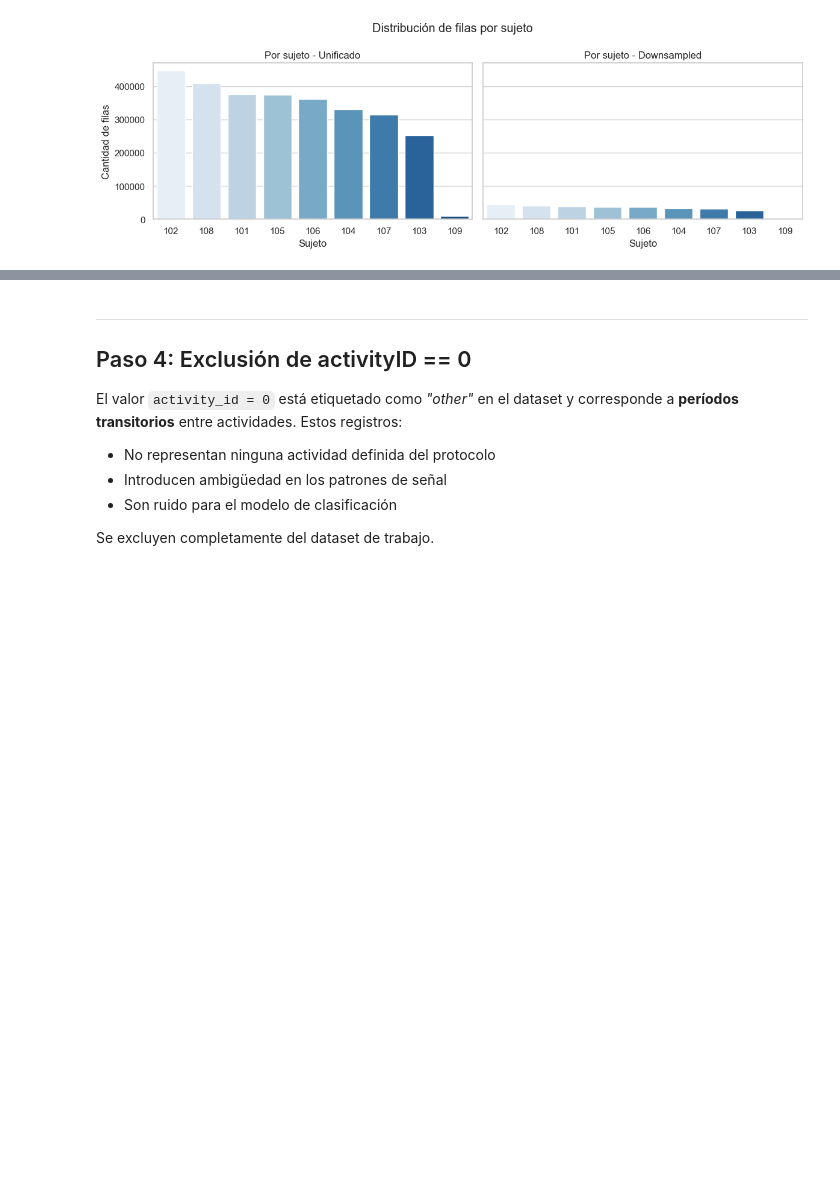
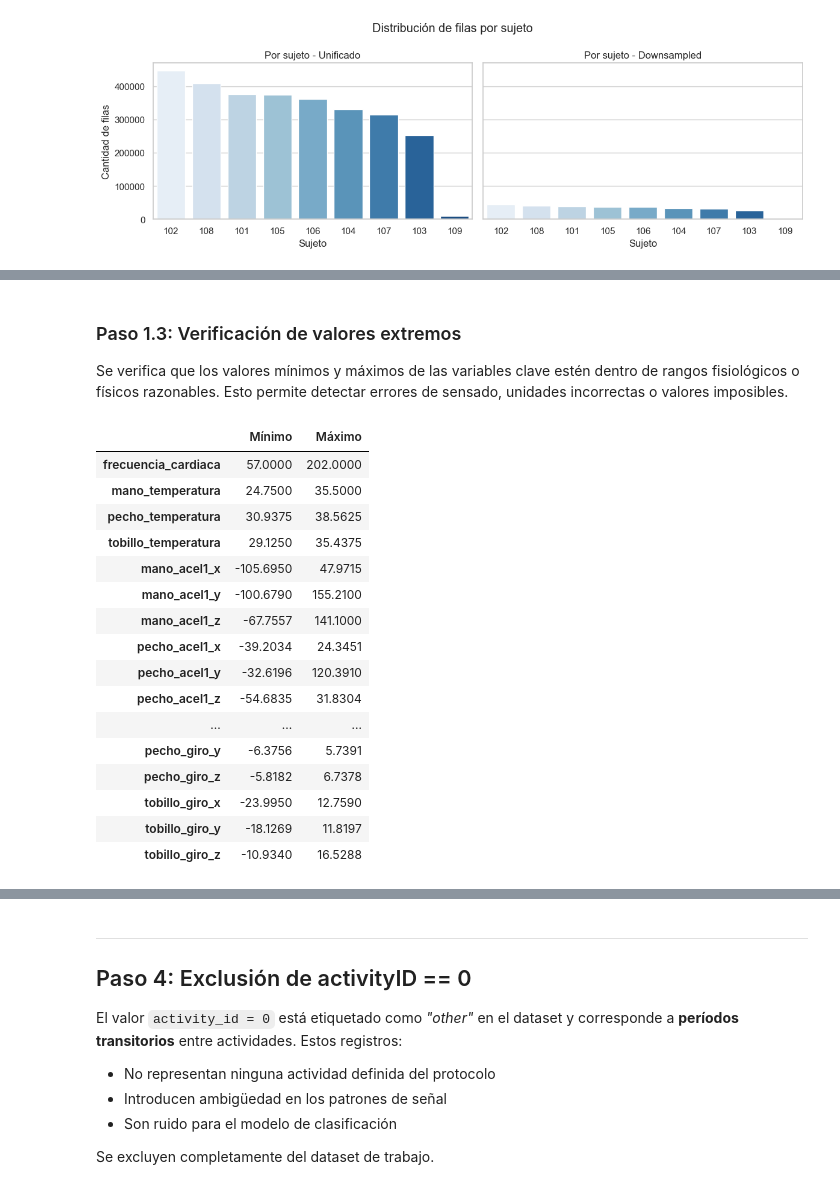
Before and after one commit to FrancoRecalde/TP_CD, a Jupyter notebook: notebooks/01_ETL.ipynb, the cells around one changed output, grey strips where cells are left out. Saved outputs shown, nothing was run; the diff lists cells and outputs as text; code cells hidden in the pictures; blank space fills up the shorter version.

Commit message:
Paso 1 completo

```diff
--- a/notebooks/01_ETL.ipynb
+++ b/notebooks/01_ETL.ipynb
@@ -298,0 +442,37 @@ Passing `palette` without assigning `hue` is deprecated and will be removed in v
+# %% [markdown]
+### Paso 1.3: Verificación de valores extremos
+Se verifica que los valores mínimos y máximos de las variables clave estén dentro de rangos fisiológicos o físicos razonables. Esto permite detectar errores de sensado, unidades incorrectas o valores imposibles.
+# %%
+# Mostrar mínimo y máximo de variables clave
+variables_clave = [
+    'frecuencia_cardiaca',
+    'mano_temperatura', 'pecho_temperatura', 'tobillo_temperatura',
+    'mano_acel1_x', 'mano_acel1_y', 'mano_acel1_z',
+    'pecho_acel1_x', 'pecho_acel1_y', 'pecho_acel1_z',
+    'tobillo_acel1_x', 'tobillo_acel1_y', 'tobillo_acel1_z',
+    'mano_giro_x', 'mano_giro_y', 'mano_giro_z',
+    'pecho_giro_x', 'pecho_giro_y', 'pecho_giro_z',
+    'tobillo_giro_x', 'tobillo_giro_y', 'tobillo_giro_z',
+    # Agregar más si se desea
+    ]
+resumen = df_limpio[variables_clave].agg(['min', 'max']).T
+resumen.columns = ['Mínimo', 'Máximo']
+display(resumen)
+# %% [output]
+|  | Mínimo | Máximo |
+| frecuencia_cardiaca | 57.0000 | 202.0000 |
+| mano_temperatura | 24.7500 | 35.5000 |
+| pecho_temperatura | 30.9375 | 38.5625 |
+| tobillo_temperatura | 29.1250 | 35.4375 |
+| mano_acel1_x | -105.6950 | 47.9715 |
+| mano_acel1_y | -100.6790 | 155.2100 |
+| mano_acel1_z | -67.7557 | 141.1000 |
+| pecho_acel1_x | -39.2034 | 24.3451 |
+| pecho_acel1_y | -32.6196 | 120.3910 |
+| pecho_acel1_z | -54.6835 | 31.8304 |
+| ... | ... | ... |
+| pecho_giro_y | -6.3756 | 5.7391 |
+| pecho_giro_z | -5.8182 | 6.7378 |
+| tobillo_giro_x | -23.9950 | 12.7590 |
+| tobillo_giro_y | -18.1269 | 11.8197 |
+| tobillo_giro_z | -10.9340 | 16.5288 |
```
Also changed, not shown: parts of 16 cells of this notebook.
